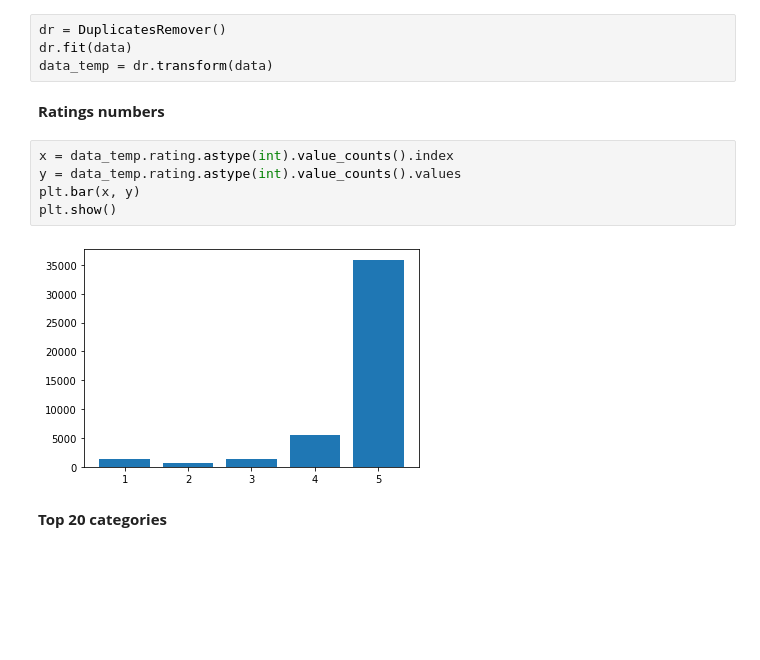
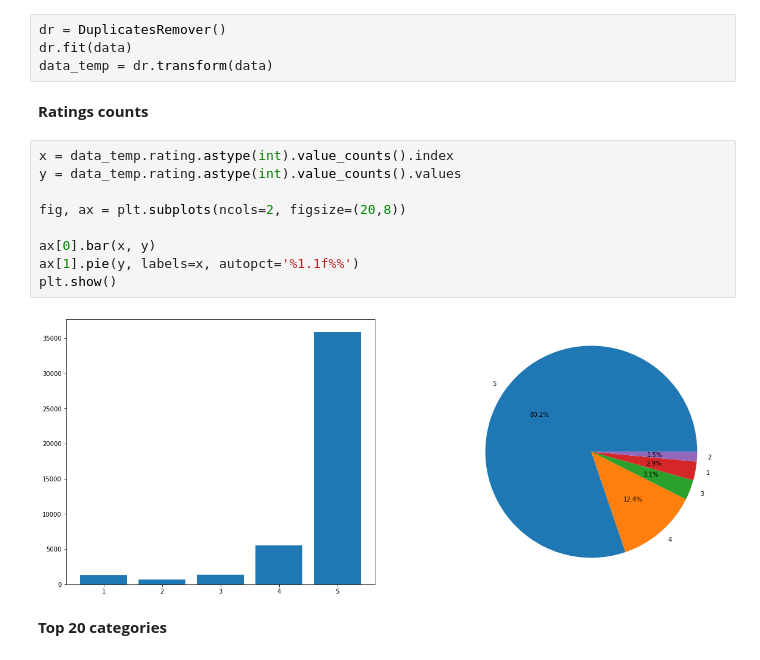
Before and after one commit to wbonicki/Ebay_sentiment_analysis, a Jupyter notebook: Data_analysis.ipynb, the cells around one changed output. Saved outputs shown, nothing was run; the diff lists cells and outputs as text; blank space fills up the shorter version.

```diff
--- a/data_analysis.ipynb
+++ b/Data_analysis.ipynb
@@ -211,14 +211,18 @@ dr = DuplicatesRemover()
 dr.fit(data)
 data_temp = dr.transform(data)
 # %% [markdown]
-__Ratings numbers__
+__Ratings counts__
 # %%
 x = data_temp.rating.astype(int).value_counts().index
 y = data_temp.rating.astype(int).value_counts().values
-plt.bar(x, y)
+
+fig, ax = plt.subplots(ncols=2, figsize=(20,8))
+
+ax[0].bar(x, y)
+ax[1].pie(y, labels=x, autopct='%1.1f%%')
 plt.show()
 # %% [output]
-[figure, old version]
+[figure, new version]
 # %% [markdown]
 __Top 20 categories__
 # %%
```
Also changed, not shown: parts of 7 cells of this notebook.
